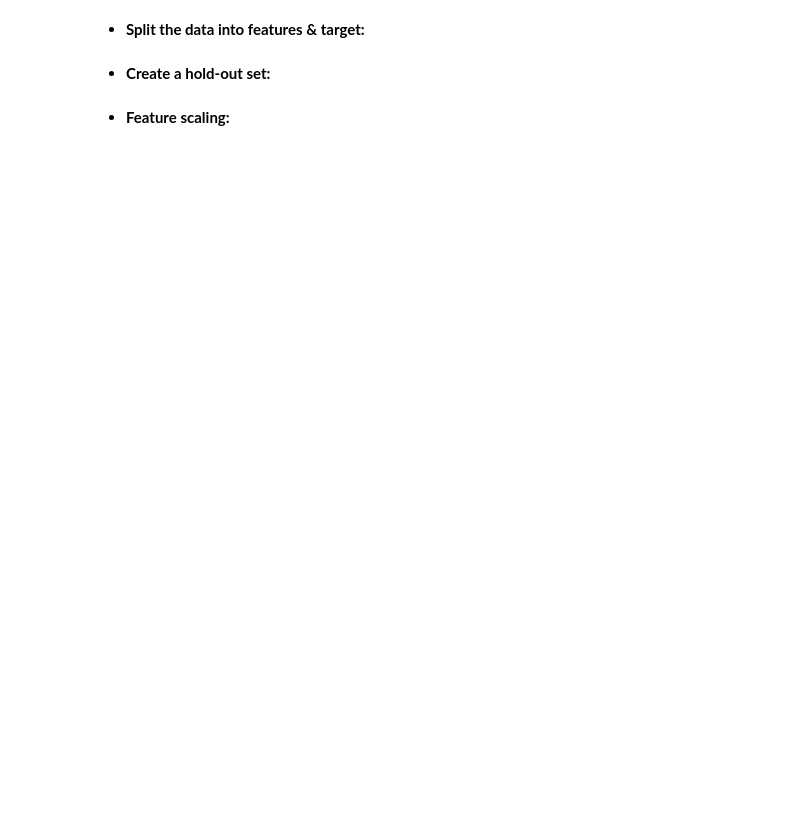
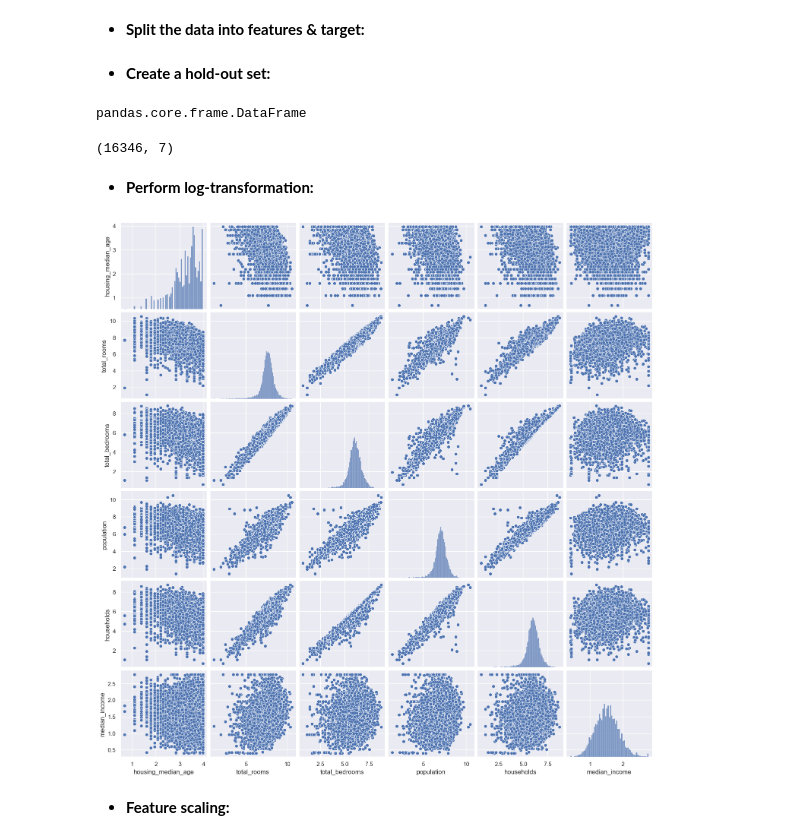
Before and after one commit to mohebmaher/GDSC-Core-Team-Training, a Jupyter notebook: Assignment-05/assignment_05.ipynb, the cells around one changed output. Drawn from its saved outputs; the diff is of its cells as text; code cells hidden in the pictures; blank space fills up the shorter version.

```diff
--- a/Assignment-05/assignment_05.ipynb
+++ b/Assignment-05/assignment_05.ipynb
@@ -219,9 +187,23 @@ cal_housing_prices_encoded_transformed = cal_housing_prices_encoded.apply(lambda
 # %% [markdown]
 - **Split the data into features & target:**
 # %%
-X = cal_housing_prices_encoded_transformed.drop(columns="median_house_value")
-y = cal_housing_prices_encoded_transformed["median_house_value"]
+X = cal_housing_prices.drop(columns="median_house_value")
+y = cal_housing_prices["median_house_value"]
 # %% [markdown]
 - **Create a hold-out set:**
 # %%
 X_train, X_test, y_train, y_test = train_test_split(X, y, test_size=0.2, random_state=42)
+# %%
+type(X_train)
+# %% [output]
+pandas.core.frame.DataFrame
+# %%
+X_train.shape
+# %% [output]
+(16346, 7)
+# %% [markdown]
+- **Perform log-transformation:**
+# %%
+# Select columns by dtype:
+num_cols = list(X_train.select_dtypes(include="number").columns)
+cat_cols = list(X_train.select_dtypes(exclude="number").columns)
@@ -228,3 +214,8 @@ X_train, X_test, y_train, y_test = train_test_split(X, y, test_size=0.2, random_
+# %%
+# Plot the data after log-transformation:
+sns.pairplot(X_train);
+# %% [output]
+[figure, added]
 # %% [markdown]
 - **Feature scaling:**
 # %%
```
Also changed, not shown: parts of 15 cells of this notebook.
